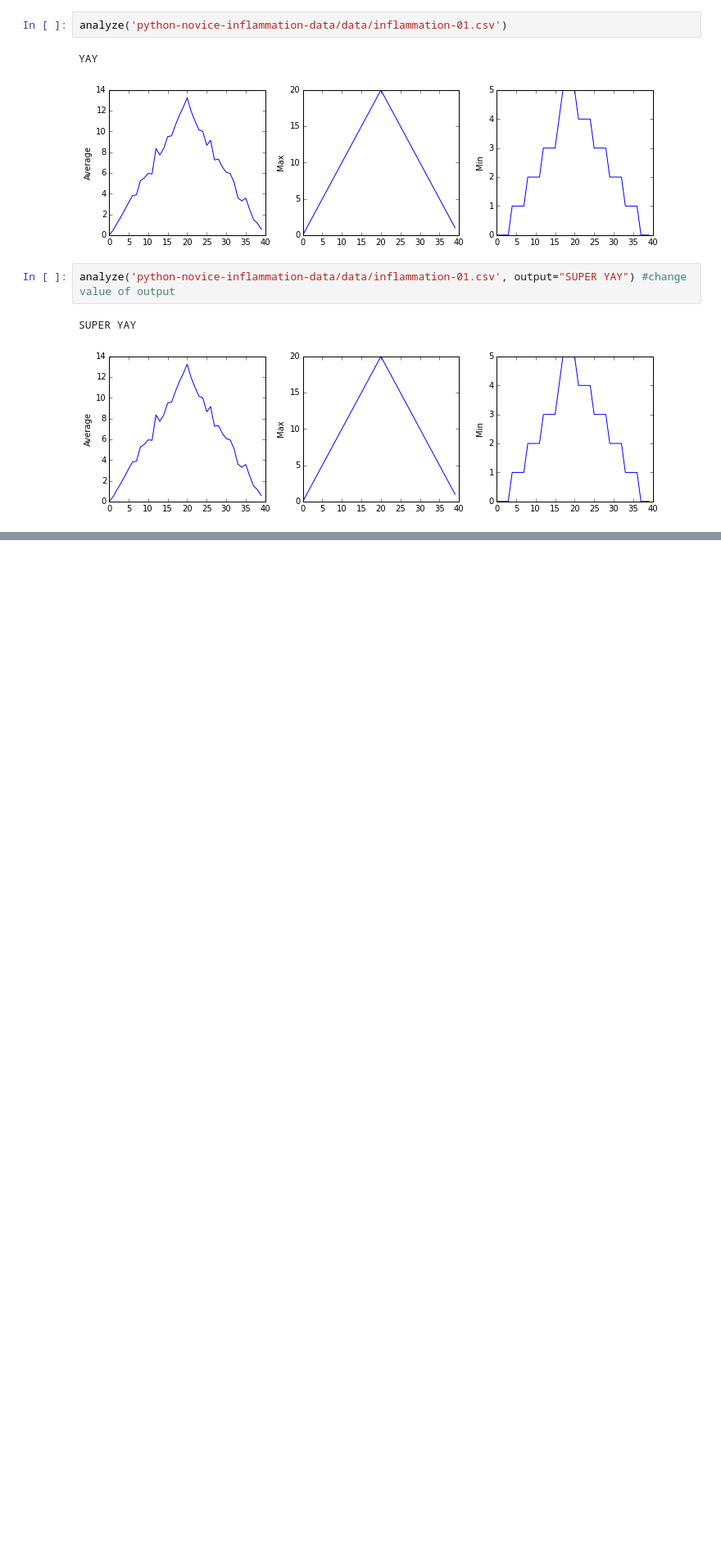
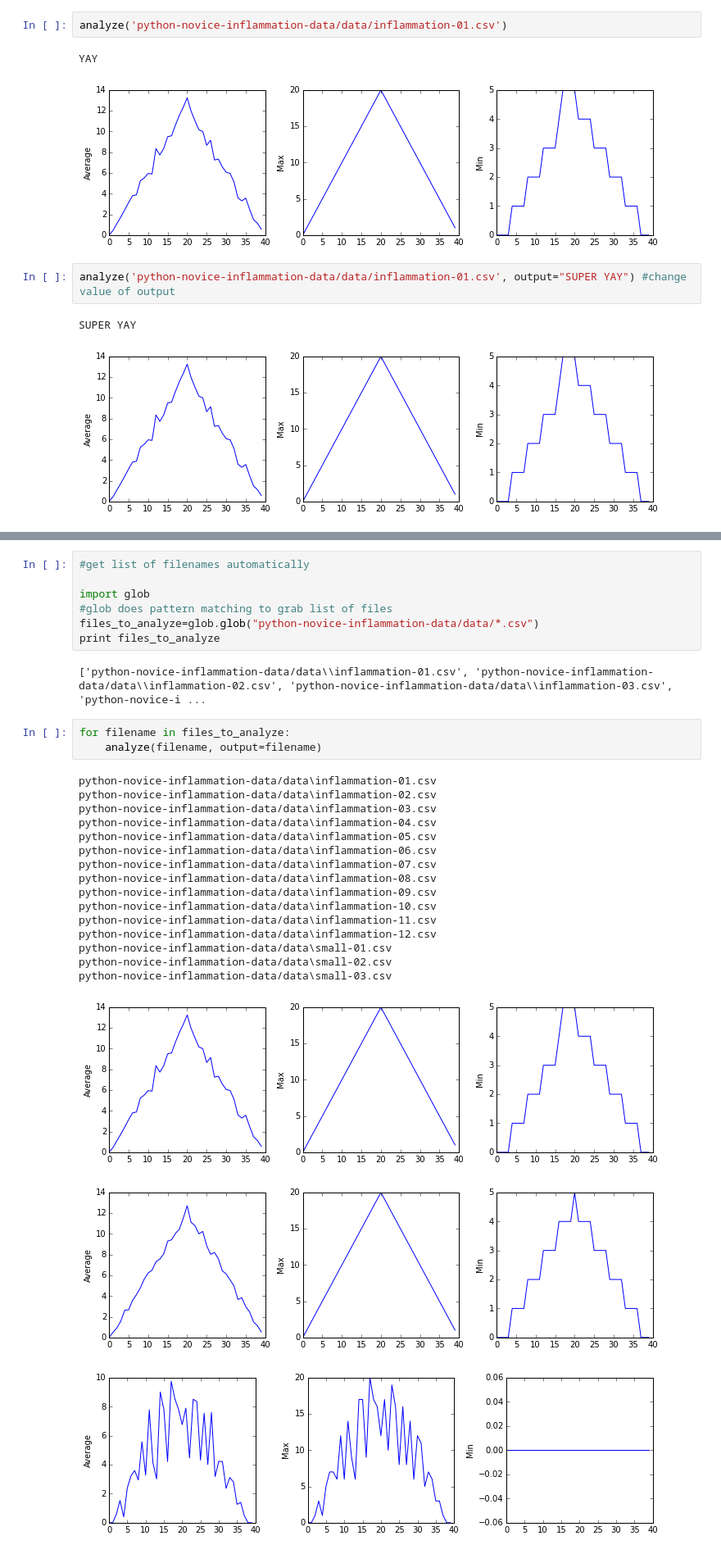
Before and after one commit to story645/ccny_software_carpentary, a Jupyter notebook: morning_session.ipynb, the cells around one changed output, grey strips where cells are left out. Shown at 82% size. Cells and saved outputs as stored; diff of their text form; blank space fills up the shorter version.

```diff
--- a/morning_session.ipynb
+++ b/morning_session.ipynb
@@ -576,0 +623,31 @@ analyze('python-novice-inflammation-data/data/inflammation-01.csv', output="SUPE
+# %%
+#get list of filenames automatically
+
+import glob
+#glob does pattern matching to grab list of files
+files_to_analyze=glob.glob("python-novice-inflammation-data/data/*.csv")
+print files_to_analyze
+# %% [output]
+['python-novice-inflammation-data/data\\inflammation-01.csv', 'python-novice-inflammation-data/data\\inflammation-02.csv', 'python-novice-inflammation-data/data\\inflammation-03.csv', 'python-novice-i ...
+# %%
+for filename in files_to_analyze:
+    analyze(filename, output=filename)
+# %% [output]
+python-novice-inflammation-data/data\inflammation-01.csv
+python-novice-inflammation-data/data\inflammation-02.csv
+python-novice-inflammation-data/data\inflammation-03.csv
+python-novice-inflammation-data/data\inflammation-04.csv
+python-novice-inflammation-data/data\inflammation-05.csv
+python-novice-inflammation-data/data\inflammation-06.csv
+python-novice-inflammation-data/data\inflammation-07.csv
+python-novice-inflammation-data/data\inflammation-08.csv
+python-novice-inflammation-data/data\inflammation-09.csv
+python-novice-inflammation-data/data\inflammation-10.csv
+python-novice-inflammation-data/data\inflammation-11.csv
+python-novice-inflammation-data/data\inflammation-12.csv
+python-novice-inflammation-data/data\small-01.csv
+python-novice-inflammation-data/data\small-02.csv
+python-novice-inflammation-data/data\small-03.csv
+[figure, added]
+[figure, added]
+[figure, added]
```
Also changed, not shown: parts of 7 cells of this notebook.
